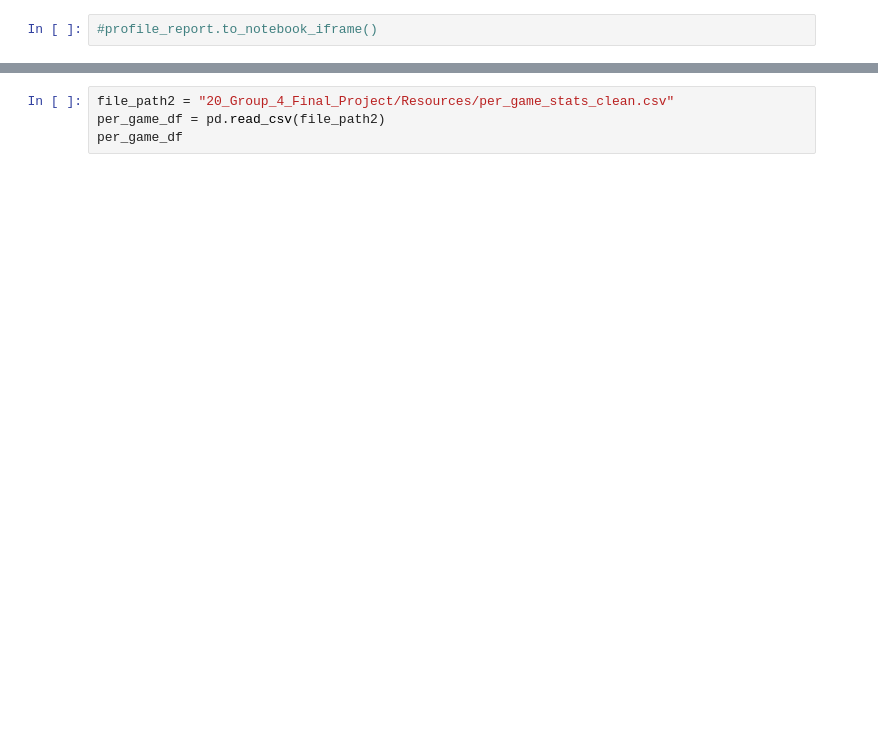
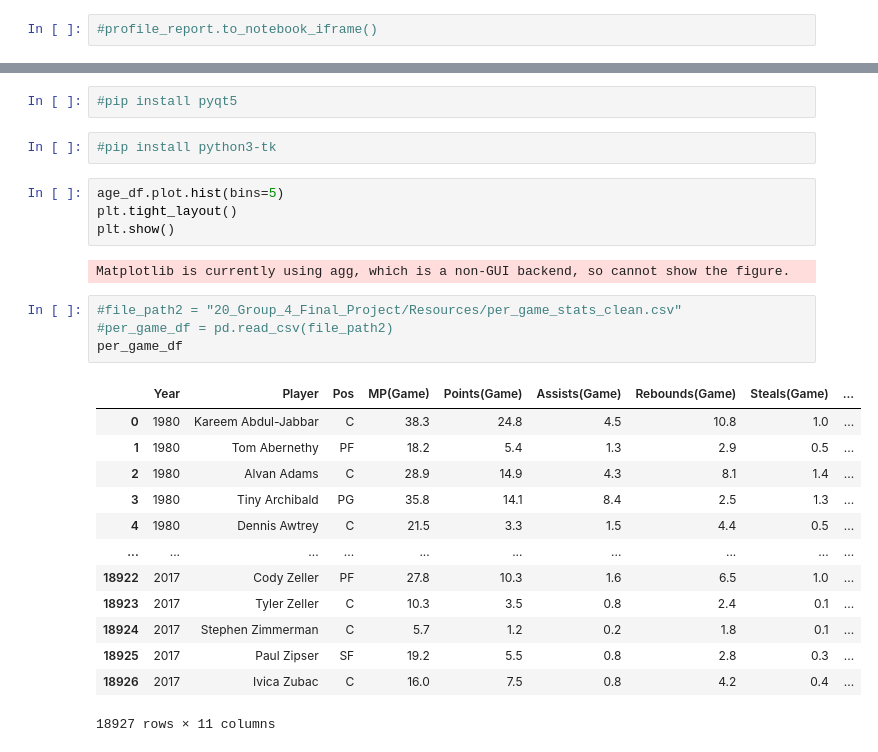
Before and after one commit to Reed-Daniel/20_Group_4_Final_Project, a Jupyter notebook: Exploratory_Analysis_Clean_Datasets.ipynb, the cells around one changed output, grey strips where cells are left out. Saved outputs shown, nothing was run; the diff lists cells and outputs as text; blank space fills up the shorter version.

```diff
--- a/Exploratory_Analysis_Clean_Datasets.ipynb
+++ b/Exploratory_Analysis_Clean_Datasets.ipynb
@@ -49,6 +105,30 @@ seasons_df.describe()
+# %%
+#pip install pyqt5
+# %%
+#pip install python3-tk
+# %%
+age_df.plot.hist(bins=5)
+plt.tight_layout()
+plt.show()
+# %% [output]
+Matplotlib is currently using agg, which is a non-GUI backend, so cannot show the figure.
 # %%
-file_path2 = "20_Group_4_Final_Project/Resources/per_game_stats_clean.csv"
-per_game_df = pd.read_csv(file_path2)
+#file_path2 = "20_Group_4_Final_Project/Resources/per_game_stats_clean.csv"
+#per_game_df = pd.read_csv(file_path2)
 per_game_df
+# %% [output]
+|  | Year | Player | Pos | MP(Game) | Points(Game) | Assists(Game) | Rebounds(Game) | Steals(Game) | ... |
+| 0 | 1980 | Kareem Abdul-Jabbar | C | 38.3 | 24.8 | 4.5 | 10.8 | 1.0 | ... |
+| 1 | 1980 | Tom Abernethy | PF | 18.2 | 5.4 | 1.3 | 2.9 | 0.5 | ... |
+| 2 | 1980 | Alvan Adams | C | 28.9 | 14.9 | 4.3 | 8.1 | 1.4 | ... |
+| 3 | 1980 | Tiny Archibald | PG | 35.8 | 14.1 | 8.4 | 2.5 | 1.3 | ... |
+| 4 | 1980 | Dennis Awtrey | C | 21.5 | 3.3 | 1.5 | 4.4 | 0.5 | ... |
+| ... | ... | ... | ... | ... | ... | ... | ... | ... | ... |
+| 18922 | 2017 | Cody Zeller | PF | 27.8 | 10.3 | 1.6 | 6.5 | 1.0 | ... |
+| 18923 | 2017 | Tyler Zeller | C | 10.3 | 3.5 | 0.8 | 2.4 | 0.1 | ... |
+| 18924 | 2017 | Stephen Zimmerman | C | 5.7 | 1.2 | 0.2 | 1.8 | 0.1 | ... |
+| 18925 | 2017 | Paul Zipser | SF | 19.2 | 5.5 | 0.8 | 2.8 | 0.3 | ... |
+| 18926 | 2017 | Ivica Zubac | C | 16.0 | 7.5 | 0.8 | 4.2 | 0.4 | ... |
+18927 rows × 11 columns
 # %%
 per_game_df.describe()
```
Also changed, not shown: parts of 15 cells of this notebook, 2 other files.
